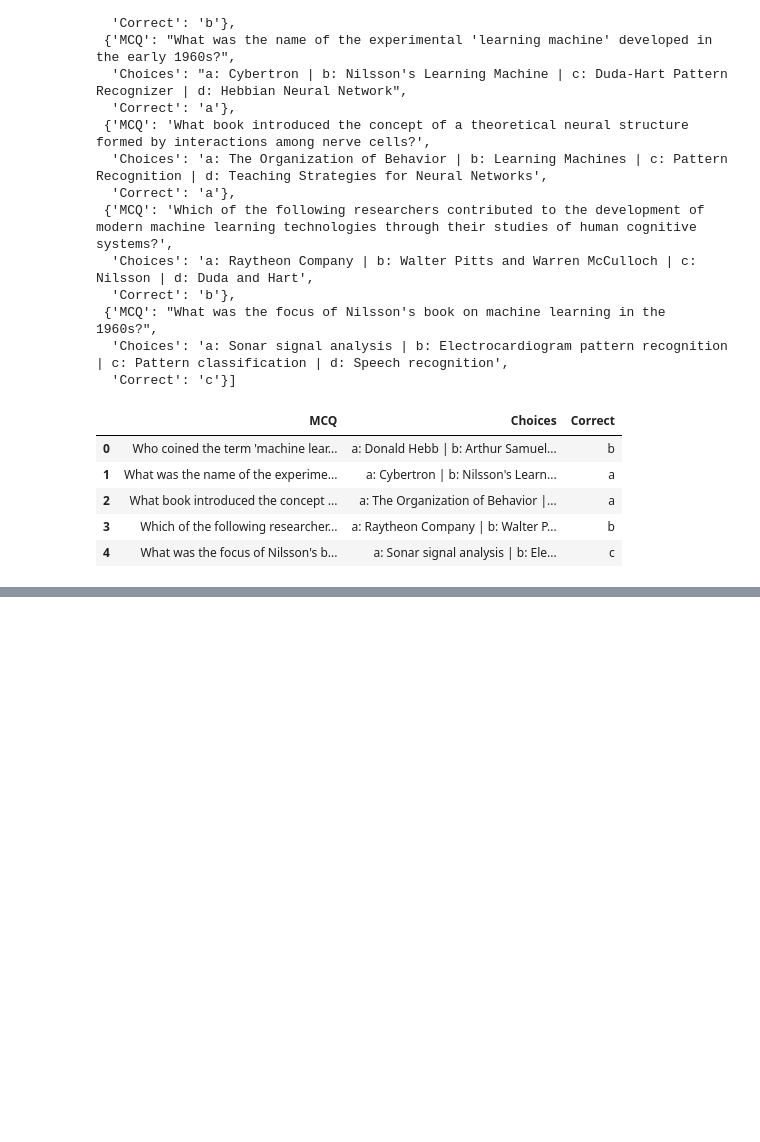
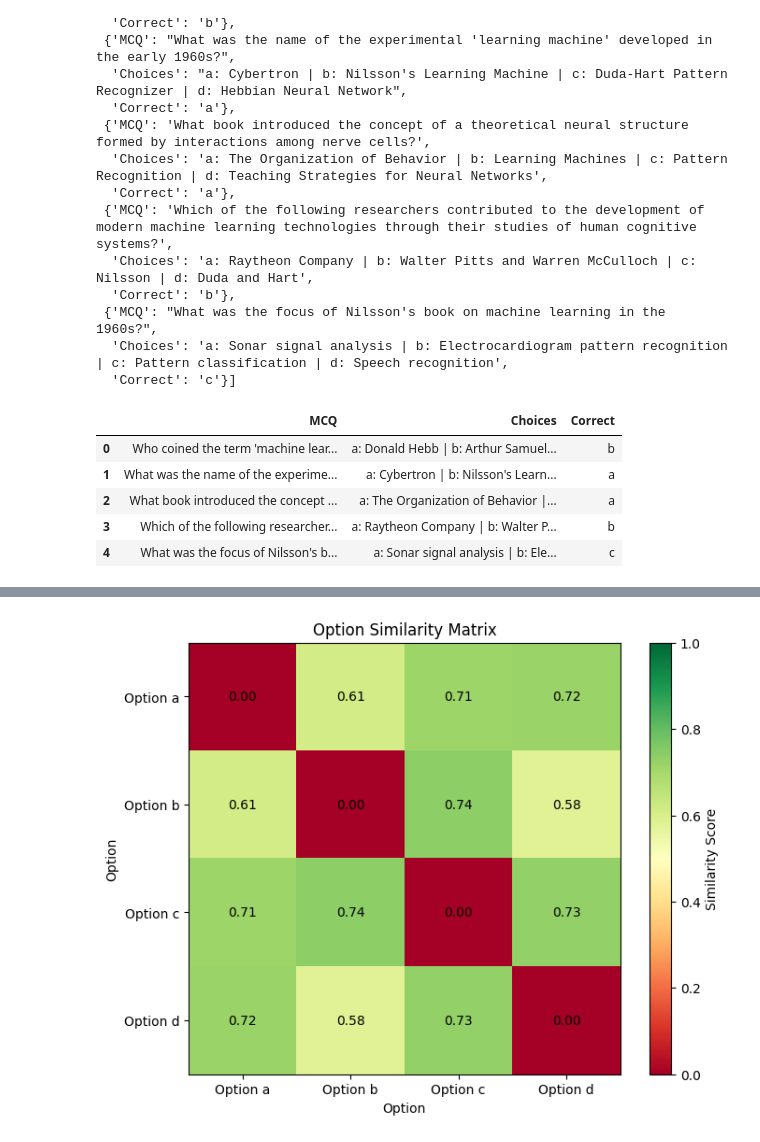
Before and after one commit to prathicc/mcq, a Jupyter notebook: experiment/mcq.ipynb, the cells around one changed output, grey strips where cells are left out. Cells and saved outputs as stored; diff of their text form; code cells hidden in the pictures; blank space fills up the shorter version.

```diff
--- a/experiment/mcq.ipynb
+++ b/experiment/mcq.ipynb
@@ -207,0 +326,64 @@ quiz.to_csv("machinelearning.csv", index =False)
+# %%
+import matplotlib.pyplot as plt
+import numpy as np
+import spacy
+
+# Load the English language model
+nlp = spacy.load("en_core_web_md")
+
+def compare_options_similarity(question):
+    """
+    Compare the similarity between options of a multiple choice question using NLP techniques.
+
+    Args:
+    - question (dict): The multiple choice question in JSON format.
+
+    Returns:
+    - np.ndarray: A similarity matrix indicating the similarity between all pairs of options.
+    """
+    options = list(question['options'].values())
+    num_options = len(options)
+    similarity_matrix = np.zeros((num_options, num_options))
+
+    for i in range(num_options):
+        for j in range(i+1, num_options):
+            option1 = options[i]
+            option2 = options[j]
+            doc1 = nlp(option1)
+            doc2 = nlp(option2)
+            similarity_matrix[i, j] = doc1.similarity(doc2)
+            similarity_matrix[j, i] = similarity_matrix[i, j]  # similarity is symmetric
+
+    return similarity_matrix
+
+def plot_similarity_matrix(similarity_matrix):
+    """
+    Plot a similarity matrix using a graph with values displayed and color scheme of red to green.
+
+    Args:
+    - similarity_matrix (np.ndarray): A similarity matrix indicating the similarity between all pairs of options.
+    """
+    num_options = similarity_matrix.shape[0]
+    plt.figure(figsize=(8, 6))
+    plt.imshow(similarity_matrix, cmap='RdYlGn', interpolation='nearest', vmin=0, vmax=1)
+    plt.colorbar(label='Similarity Score')
+    plt.xticks(np.arange(num_options), ['Option ' + chr(ord('a') + i) for i in range(num_options)])
+    plt.yticks(np.arange(num_options), ['Option ' + chr(ord('a') + i) for i in range(num_options)])
+    plt.xlabel('Option')
+    plt.ylabel('Option')
+    plt.title('Option Similarity Matrix')
+
+    # Display similarity scores in the graph
+    for i in range(num_options):
+        for j in range(num_options):
+            plt.text(j, i, f'{similarity_matrix[i, j]:.2f}', ha='center', va='center', color='black')
+
+    plt.show()
+
+# Example usage:
+question_number = '1'  # Choose the question number to analyze
+question = quiz[question_number]
+similarity_matrix = compare_options_similarity(question)
+plot_similarity_matrix(similarity_matrix)
+# %% [output]
+[figure, added]
```
Also changed, not shown: parts of 11 cells of this notebook, 6 other files.
